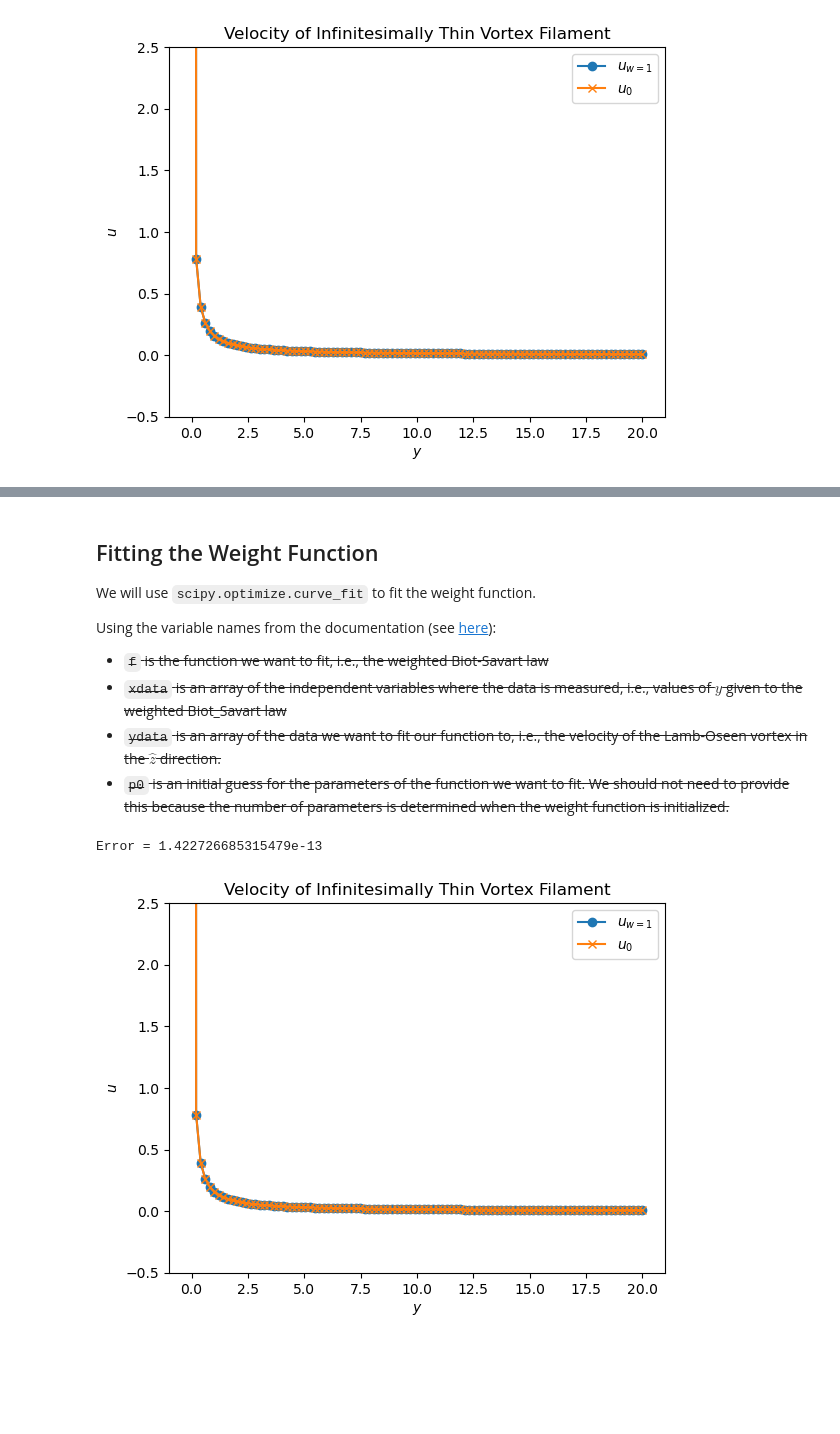
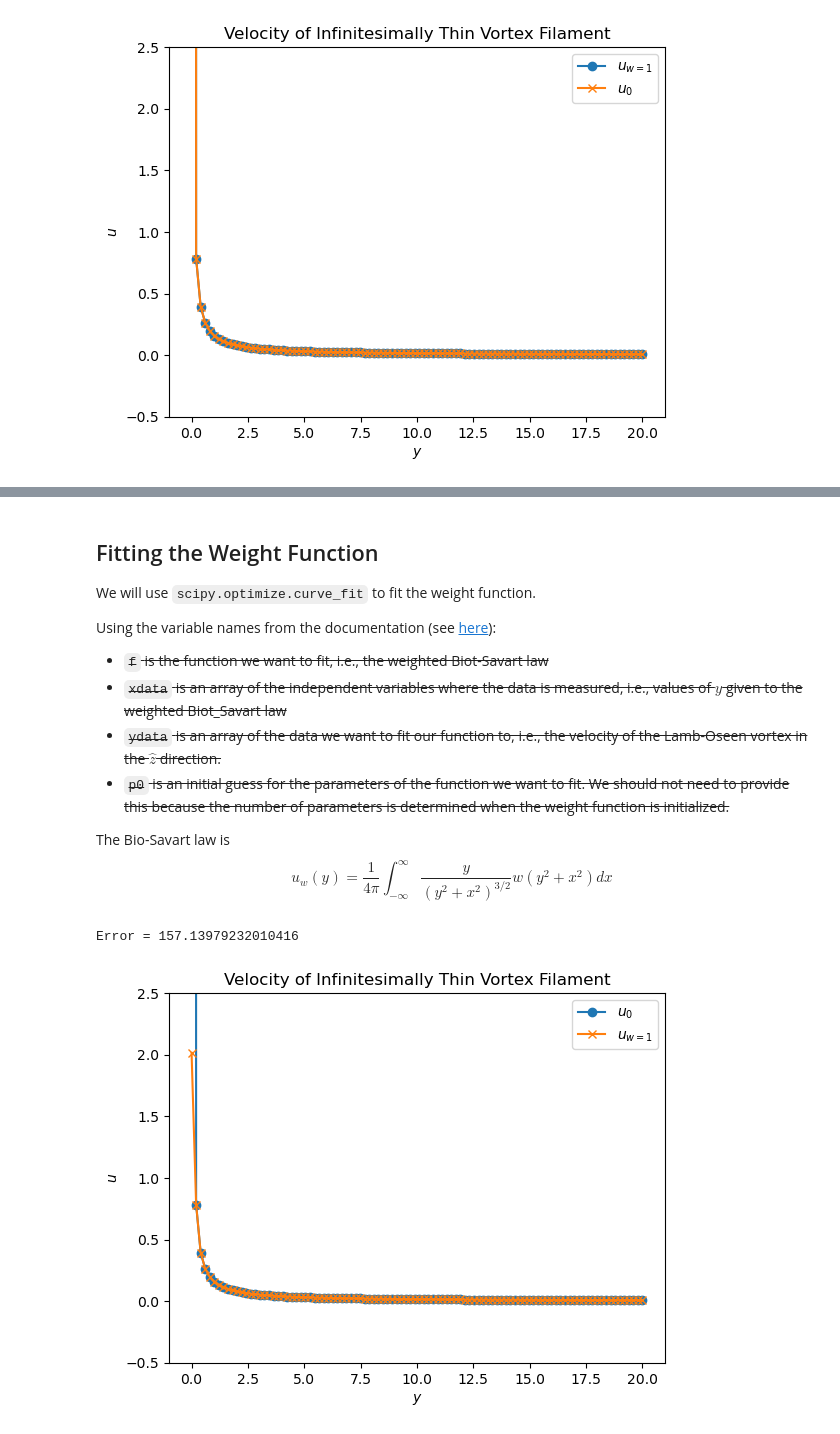
Before and after one commit to colecooper100/vorpy, a Jupyter notebook: bs_weight_function.ipynb, the cells around one changed output, grey strips where cells are left out. Drawn from its saved outputs; the diff is of its cells as text; code cells hidden in the pictures; blank space fills up the shorter version.

```diff
--- a/bs_weight_function.ipynb
+++ b/bs_weight_function.ipynb
@@ -258,0 +345,17 @@ Error = 1.422726685315479e-13
+# %%
+theta_vec = np.linspace(0, 2 * np.pi, 50)
+x_vec = np.cos(theta_vec)
+
+order = 7
+bp = BernsteinPolynomial(order)
+
+def fit_loop(x0, *weights):
+    bp.set_weights(weights)
+    return bp(x0)
+
+p0 = np.ones(order + 1)
+# p0 = np.random.default_rng().uniform(-10, 10, order + 1)
+opw = sp.optimize.curve_fit(fit_loop, theta_vec, x_vec, p0=p0)[0]
+print('opw =', opw)
+print('bp.weights =', bp.weights)
+x_vec_fit = bp(theta_vec)
@@ -266,9 +386,11 @@ Using the variable names from the documentation (see [here](https://docs.scipy.o
 - ~~`xdata` is an array of the independent variables where the data is measured, i.e., values of $y$ given to the weighted Biot_Savart law~~
 - ~~`ydata` is an array of the data we want to fit our function to, i.e., the velocity of the Lamb-Oseen vortex in the $\hat z$ direction.~~
 - ~~`p0` is an initial guess for the parameters of the function we want to fit. We should not need to provide this because the number of parameters is determined when the weight function is initialized.~~
+
+The Bio-Savart law is
+$$
+u_w(y) = \frac{1}{4 \pi} \int_{-\infty}^\infty \frac{y}{(y^2 + x^2)^{3/2}} w\left(y^2 + x^2\right) dx
+$$
-# %%
-order = 4
-wf = BernsteinPolynomial(order)
 # %%
 # Bio-Savart law with Bernstein polynomial weight function
 def u_w(y, *weights):
@@ -296,38 +432,33 @@ def u_w(y, *weights):
 
         return np.array(u_w_vec)
 # %%
-# Testing that the Bio-Savart law with the weight function works
+# Testing that the Bio-Savart law with the weight
+# function works
 
 y_vec = np.linspace(0.001, 20, 100)
 u_0true_vec = 1 / (2 * np.pi * y_vec)
 
 # NOTE: A Bernstein polynomial of degree n whose
 # coefficients are all one is a constant function
 # of one.
 w = np.ones(order + 1)
-# u_w_vec = []
-# for i in range(len(y_vec)):
-#     # print('(DEBUG) w =', w)
-#     u_w_vec.append(u_w(y_vec[i], *w))
-# u_w_vec = np.array(u_0_vec)
 
 # The *w to unpack the weights
-# print('(DEBUG) wf.weights =', wf.weights)
 u_w_vec = u_w(y_vec, *w)
 
 print('Error =', np.linalg.norm(u_w_vec - u_0true_vec))
 
-plt.plot(y_vec, u_w_vec, 'o-', label='$u_{w=1}$')
-plt.plot(y_vec, u_0true_vec, 'x-', label='$u_0$')
+plt.plot(y_vec, u_0true_vec, 'o-', label='$u_0$')
+plt.plot(y_vec, u_w_vec, 'x-', label='$u_{w=1}$')
 plt.legend()
 plt.title('Velocity of Infinitesimally Thin Vortex Filament')
 plt.xlabel('$y$')
 plt.ylabel('$u$')
 plt.ylim([-.5, 2.5])
 plt.show()
 # %% [output]
-Error = 1.422726685315479e-13
+Error = 157.13979232010416
-[figure, old version]
+[figure, new version]
 # %%
 # Fitting the weight function to the Lamb-Oseen vortex
 
```
Also changed, not shown: parts of 14 cells of this notebook, 2 other files.
